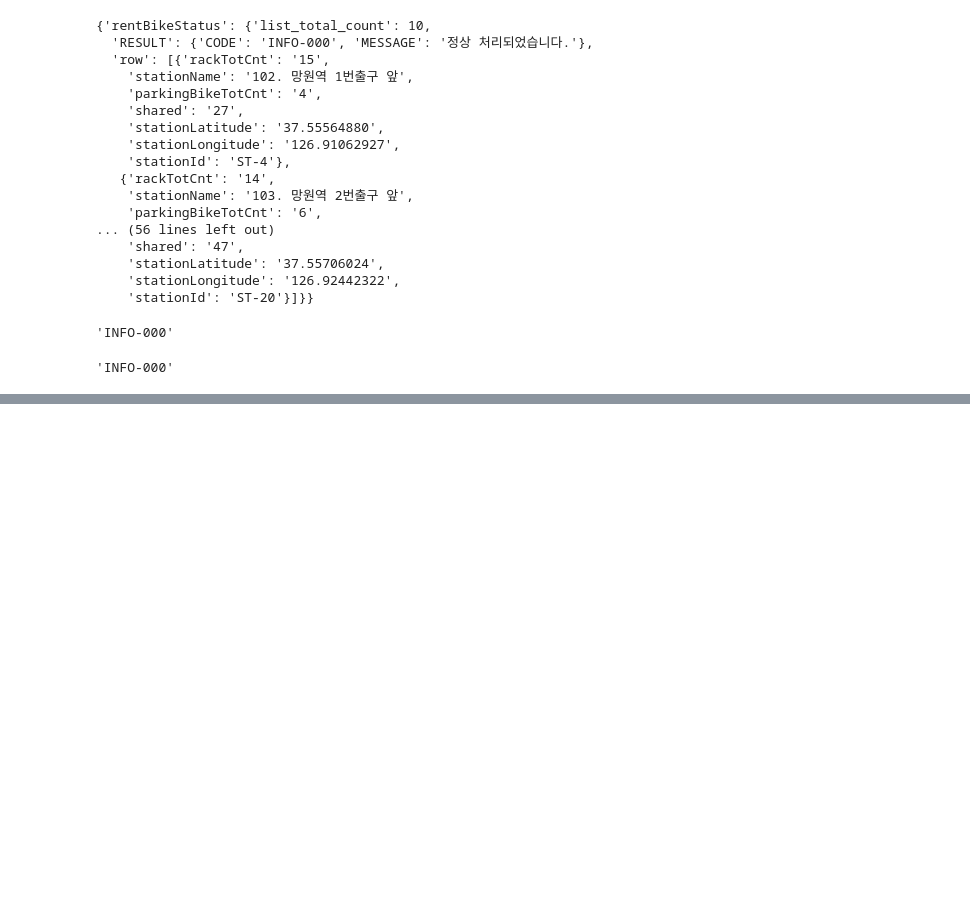
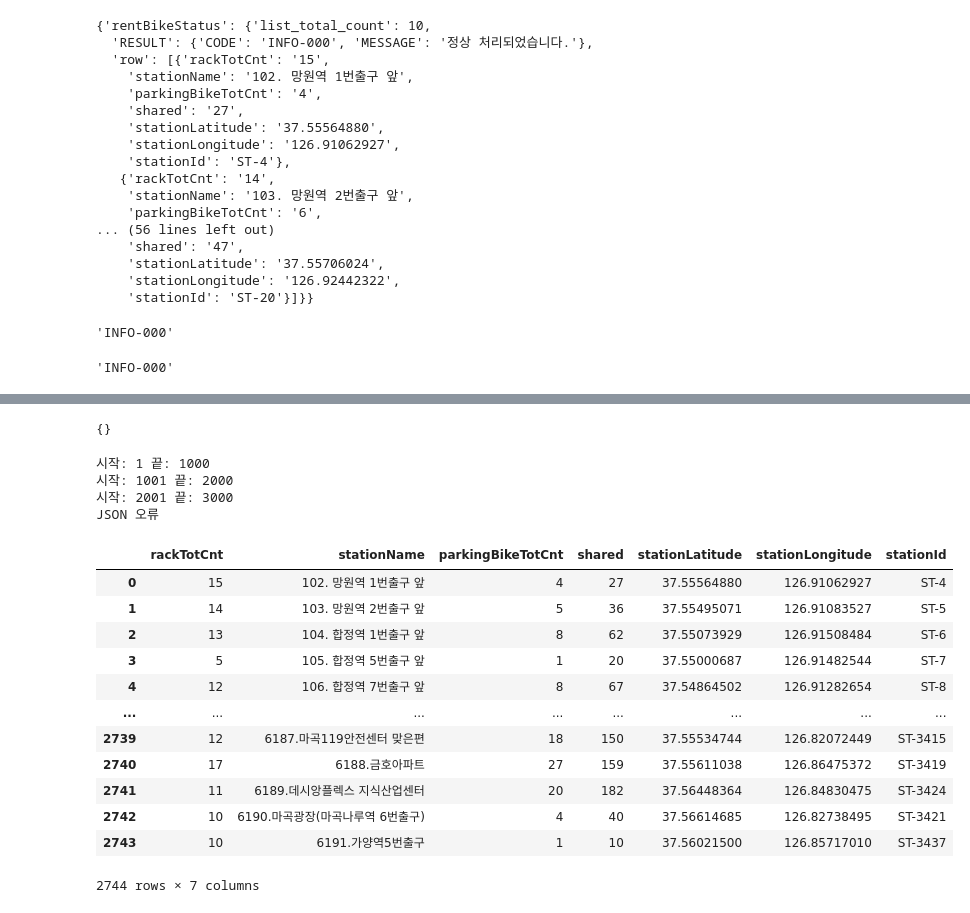
Before and after one commit to kjalh/2_DataAnalysis, a Jupyter notebook: 08_서울시_공공자전거_실시간_대여정보.ipynb, the cells around one changed output, grey strips where cells are left out. Cells and saved outputs as stored; diff of their text form; code cells hidden in the pictures; blank space fills up the shorter version.

```diff
--- a/08_서울시_공공자전거_실시간_대여정보.ipynb
+++ b/08_서울시_공공자전거_실시간_대여정보.ipynb
@@ -47,0 +51,8 @@ json_data.get('rentBikeStatus', {}).get("RESULT", {}).get('CODE', {})
+# %%
+base_url = "http://openapi.seoul.go.kr:8088/4c734a54726c68733634715278715a/json/bikeList/1/10/"
+response = requests.get(base_url)
+# response
+# Json을 문자로 변경, 딕셔너리로 저장
+json_data = response.json()
+# json_data
+json_data
@@ -47,0 +77,5 @@ json_data.get('rentBikeStatus', {}).get("RESULT", {}).get('CODE', {})
+# %%
+a = json_data.get('row[0]', {}).get('rackTotCnt', {})
+print(a)
+# %% [output]
+{}
@@ -47,0 +132,21 @@ json_data.get('rentBikeStatus', {}).get("RESULT", {}).get('CODE', {})
+# %%
+bike_data_df = fetch_bike_data()
+bike_data_df
+# %% [output]
+시작: 1 끝: 1000
+시작: 1001 끝: 2000
+시작: 2001 끝: 3000
+JSON 오류
+|  | rackTotCnt | stationName | parkingBikeTotCnt | shared | stationLatitude | stationLongitude | stationId |
+| 0 | 15 | 102. 망원역 1번출구 앞 | 4 | 27 | 37.55564880 | 126.91062927 | ST-4 |
+| 1 | 14 | 103. 망원역 2번출구 앞 | 5 | 36 | 37.55495071 | 126.91083527 | ST-5 |
+| 2 | 13 | 104. 합정역 1번출구 앞 | 8 | 62 | 37.55073929 | 126.91508484 | ST-6 |
+| 3 | 5 | 105. 합정역 5번출구 앞 | 1 | 20 | 37.55000687 | 126.91482544 | ST-7 |
+| 4 | 12 | 106. 합정역 7번출구 앞 | 8 | 67 | 37.54864502 | 126.91282654 | ST-8 |
+| ... | ... | ... | ... | ... | ... | ... | ... |
+| 2739 | 12 | 6187.마곡119안전센터 맞은편 | 18 | 150 | 37.55534744 | 126.82072449 | ST-3415 |
+| 2740 | 17 | 6188.금호아파트 | 27 | 159 | 37.55611038 | 126.86475372 | ST-3419 |
+| 2741 | 11 | 6189.데시앙플렉스 지식산업센터 | 20 | 182 | 37.56448364 | 126.84830475 | ST-3424 |
+| 2742 | 10 | 6190.마곡광장(마곡나루역 6번출구) | 4 | 40 | 37.56614685 | 126.82738495 | ST-3421 |
+| 2743 | 10 | 6191.가양역5번출구 | 1 | 10 | 37.56021500 | 126.85717010 | ST-3437 |
+2744 rows × 7 columns
```
Also changed, not shown: parts of 6 cells of this notebook.
